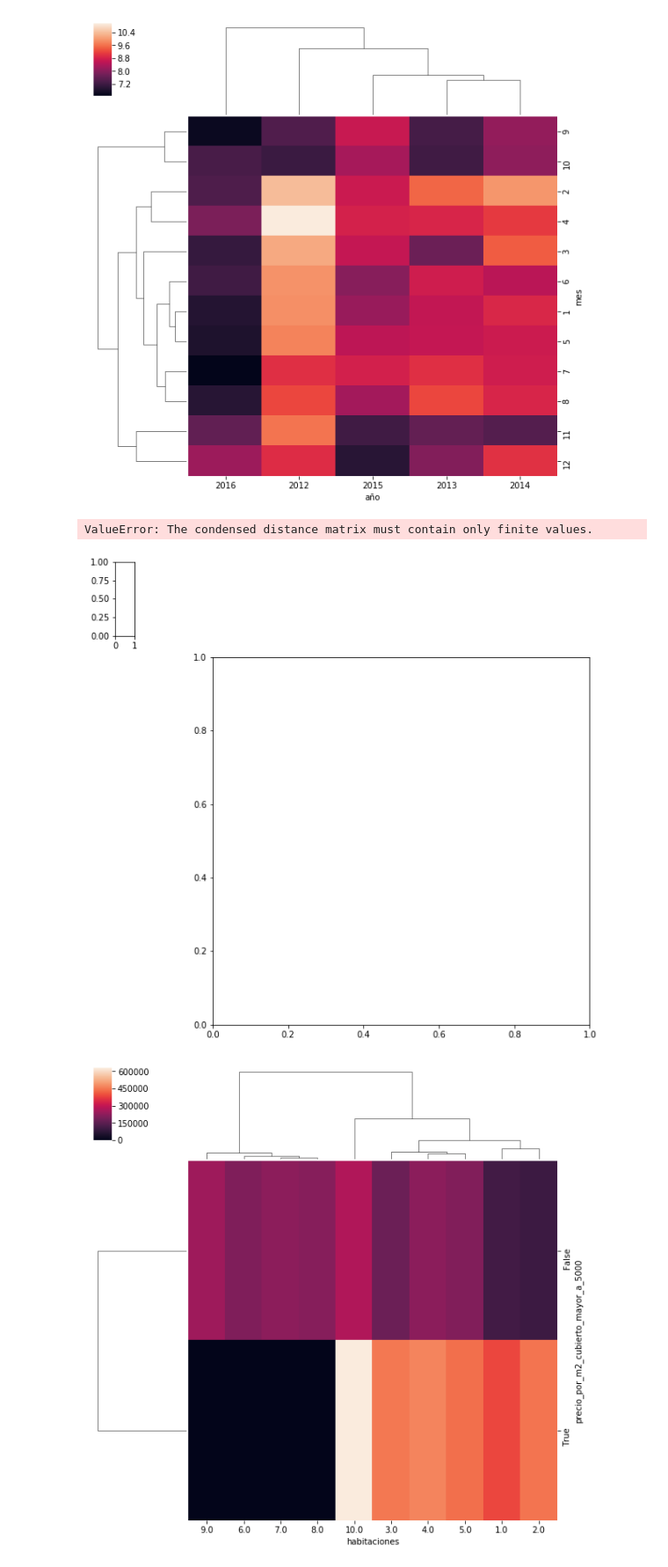
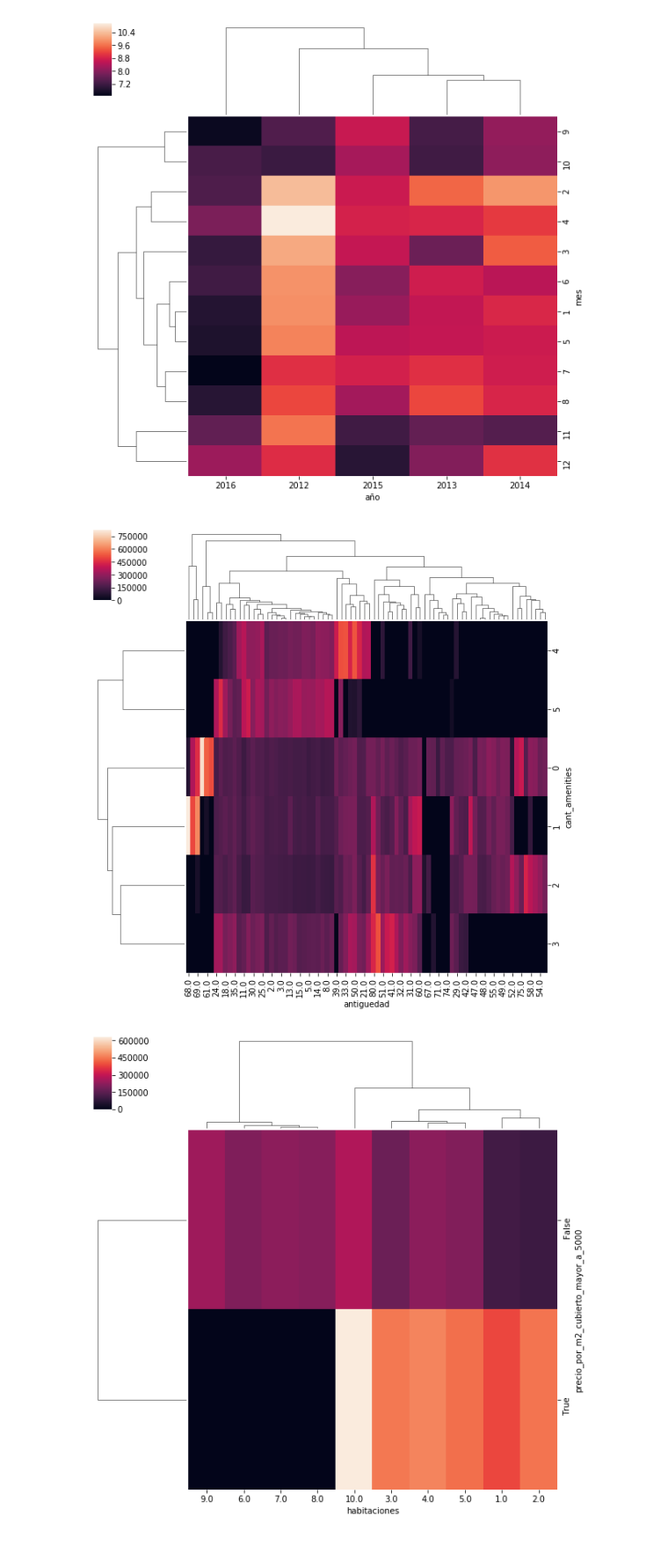
Before and after one commit to rozanecm/7506_2c2019_tp1, a Jupyter notebook: notebooks/basic general analysis by rozanecm.ipynb, the cells around one changed output. Shown at 88% size. Saved outputs shown, nothing was run; the diff lists cells and outputs as text; code cells hidden in the pictures.

```diff
--- a/notebooks/basic general analysis by rozanecm.ipynb
+++ b/notebooks/basic general analysis by rozanecm.ipynb
@@ -366,9 +366,9 @@ norm_counts_mayor_a_600k = list(df.loc[df['precio_usd_mayor_a_600k']]['cant_comm
 # %%
-fig, ax = plt.subplots(figsize=(16,9))
+fig, ax = plt.subplots(figsize=(13,7))
 
 
 
-labels = ['0','1','2','3','4']
+labels = ['0','1','2','3','4','5']
 x = np.arange(len(labels))  # the label locations
 width = 0.35  # the width of the bars
 
@@ -381,9 +381,9 @@ rects2 = ax.bar(x + 3*width/4, norm_counts_mayor_a_600k, width/width_divider, la
 
 # Add some text for labels, title and custom x-axis tick labels, etc.
 ax.set_ylabel('Proporción', fontdict={'fontsize':12})
-ax.set_title('Proporción de propiedades por cantidad de commodities: estudio segmentado por precio', fontdict={'fontsize':14})
+ax.set_title('Proporción de propiedades por cantidad de amenities: estudio segmentado por precio', fontdict={'fontsize':14})
 ax.set_xticks(x)
 ax.set_xticklabels(labels)
-ax.set_xlabel('Cantidad de commodities', fontdict={'fontsize':12})
+ax.set_xlabel('Cantidad de amenities', fontdict={'fontsize':12})
 ax.legend();
 # %% [output]
@@ -579,6 +580,6 @@ Haremos una variable que indique la cantidad de commodities por propiedad
 # %%
-def contar_commodities(row):
+def contar_amenities(row):
     return row['gimnasio'] + row['usosmultiples'] + row['piscina'] + row['escuelascercanas'] + row['centroscomercialescercanos']
 # %%
-df['cant_commodities'] = df.apply(lambda x: contar_commodities(x), axis=1)
+df['cant_amenities'] = df.apply(lambda x: contar_amenities(x), axis=1)
 # %%
@@ -746,10 +747,9 @@ sns.clustermap(df.groupby(['mes','año'])['antiguedad'].mean().unstack());
 # %% [output]
 [figure]
 # %%
-sns.clustermap(df.groupby(['cant_commodities','antiguedad'])['precio_usd'].mean().unstack());
+sns.clustermap(df.groupby(['cant_amenities','antiguedad'])['precio_usd'].mean().unstack().fillna(0));
 # %% [output]
-ValueError: The condensed distance matrix must contain only finite values.
-[figure, old version]
+[figure, new version]
 # %%
 # clustering_cols = ['antiguedad','habitaciones','garages','banos']
 sns.clustermap(df.groupby(['precio_por_m2_cubierto_mayor_a_5000','habitaciones'])['precio_usd'].mean().unstack().fillna(0));
```
Also changed, not shown: parts of 13 cells of this notebook.
